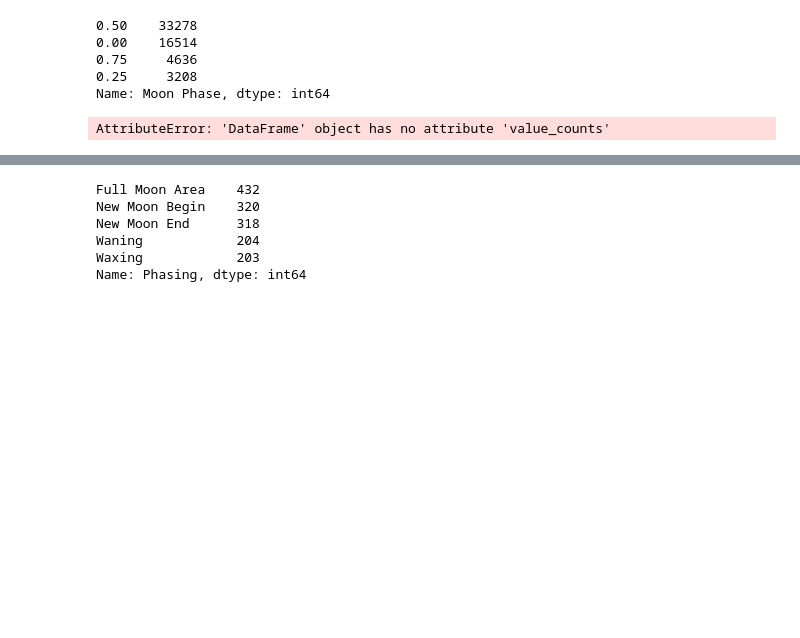
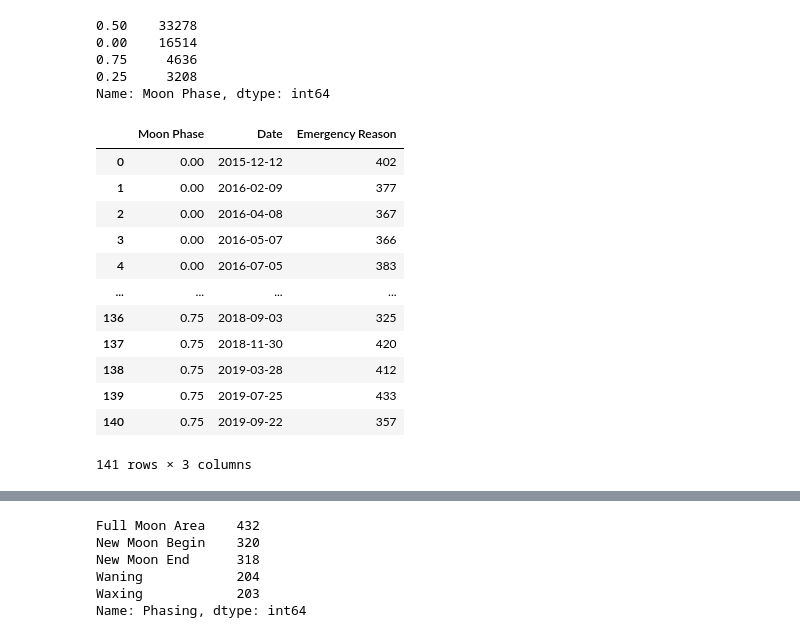
Before and after one commit to ytran010/The_Werewolves, a Jupyter notebook: Alexander.ipynb, the cells around one changed output, grey strips where cells are left out. Cells and saved outputs as stored; diff of their text form; code cells hidden in the pictures; blank space fills up the shorter version.

```diff
--- a/Alexander.ipynb
+++ b/Alexander.ipynb
@@ -26,15 +26,27 @@ Name: Moon Phase, dtype: int64
 # %%
 
 group_moon_date = narrowed_phases.groupby(["Moon Phase", "Date"])
 group_counted = group_moon_date["Emergency Reason"].count()
 group_counted.head()
 
 
 group_counted_df = pd.DataFrame(group_counted)
 group_counted_df.reset_index(inplace=True)
-group_counted_df.value_counts()
+group_counted_df
 # %% [output]
+|  | Moon Phase | Date | Emergency Reason |
+| 0 | 0.00 | 2015-12-12 | 402 |
+| 1 | 0.00 | 2016-02-09 | 377 |
+| 2 | 0.00 | 2016-04-08 | 367 |
+| 3 | 0.00 | 2016-05-07 | 366 |
+| 4 | 0.00 | 2016-07-05 | 383 |
+| ... | ... | ... | ... |
+| 136 | 0.75 | 2018-09-03 | 325 |
+| 137 | 0.75 | 2018-11-30 | 420 |
+| 138 | 0.75 | 2019-03-28 | 412 |
+| 139 | 0.75 | 2019-07-25 | 433 |
+| 140 | 0.75 | 2019-09-22 | 357 |
-AttributeError: 'DataFrame' object has no attribute 'value_counts'
+141 rows × 3 columns
 # %%
 calls_in_day = []
 
```
Also changed, not shown: parts of 5 cells of this notebook, 2 other files.
